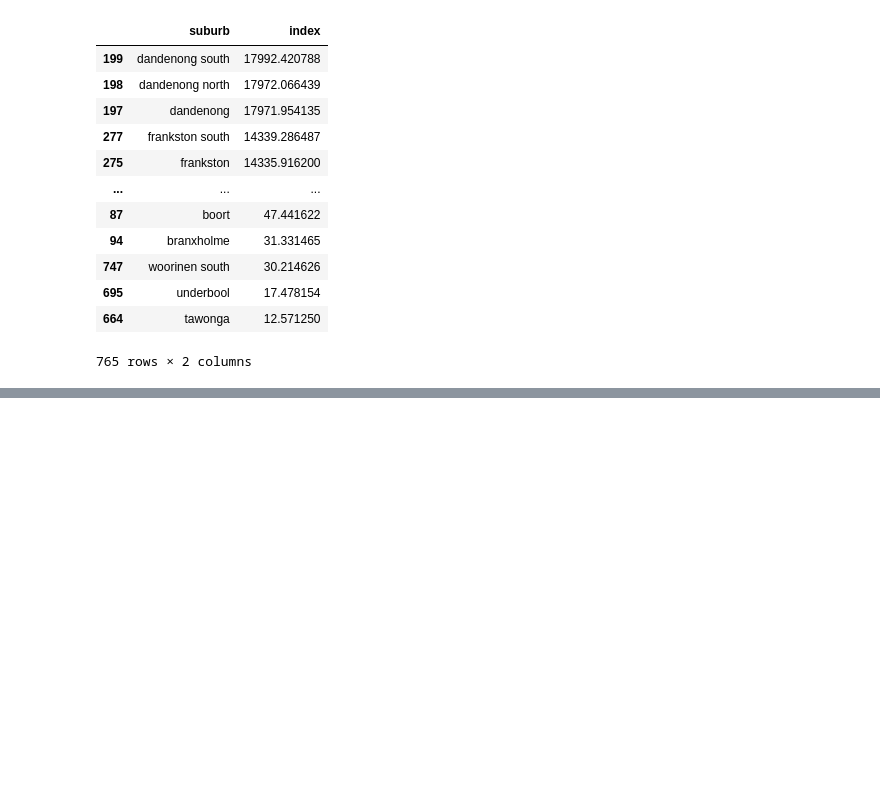
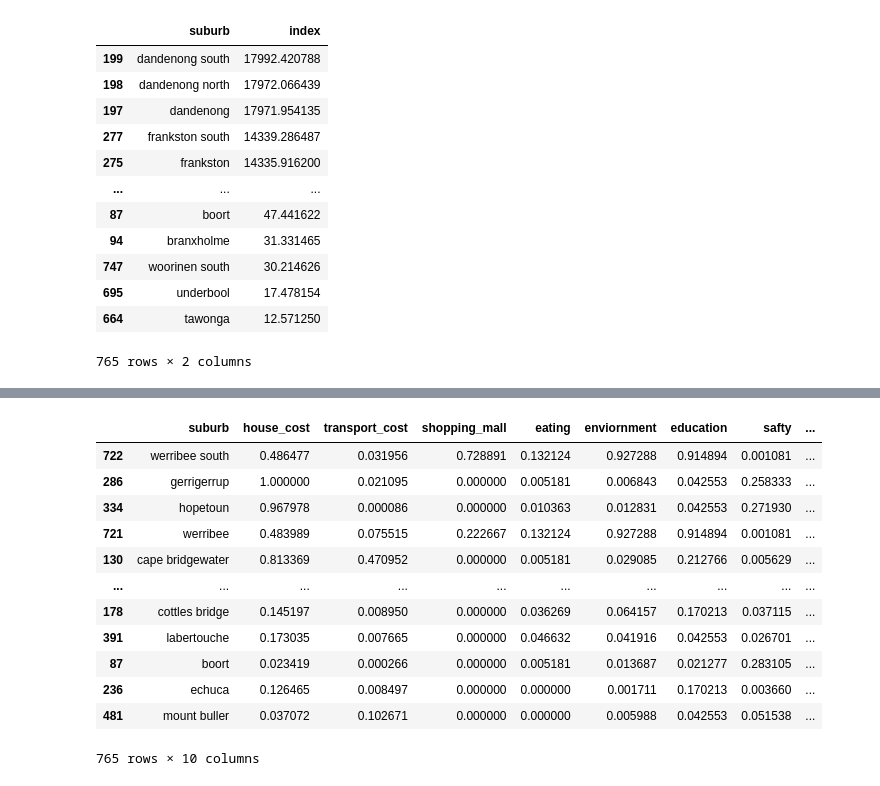
Before and after one commit to MAST30034-Applied-Data-Science/generic-real-estate-consulting-project-group-12, a Jupyter notebook: notebooks/final.ipynb, the cells around one changed output, grey strips where cells are left out. Saved outputs shown, nothing was run; the diff lists cells and outputs as text; code cells hidden in the pictures; blank space fills up the shorter version.

```diff
--- a/notebooks/final.ipynb
+++ b/notebooks/final.ipynb
@@ -1072,0 +1157,26 @@ rank
+# %%
+# normalization
+for i in range(8):
+    j = i+1
+    max = details_df.iloc[:,j].max()
+    details_df.iloc[:,j] = details_df.iloc[:,j] / max
+# score caculating
+livable_index = details_df['house_cost'] * 0.3 + details_df['transport_cost'] * 0.16 + details_df['shopping_mall']*0.08
++ details_df['eating']*0.1 + details_df['enviornment']*0.08+details_df['education']*0.05 +details_df['safty']*0.15+ details_df['health_care']*0.08
+details_df['livable_index'] = livable_index
+# %%
+details_df.sort_values(by = 'livable_index', ascending=False)
+# %% [output]
+|  | suburb | house_cost | transport_cost | shopping_mall | eating | enviornment | education | safty | ... |
+| 722 | werribee south | 0.486477 | 0.031956 | 0.728891 | 0.132124 | 0.927288 | 0.914894 | 0.001081 | ... |
+| 286 | gerrigerrup | 1.000000 | 0.021095 | 0.000000 | 0.005181 | 0.006843 | 0.042553 | 0.258333 | ... |
+| 334 | hopetoun | 0.967978 | 0.000086 | 0.000000 | 0.010363 | 0.012831 | 0.042553 | 0.271930 | ... |
+| 721 | werribee | 0.483989 | 0.075515 | 0.222667 | 0.132124 | 0.927288 | 0.914894 | 0.001081 | ... |
+| 130 | cape bridgewater | 0.813369 | 0.470952 | 0.000000 | 0.005181 | 0.029085 | 0.212766 | 0.005629 | ... |
+| ... | ... | ... | ... | ... | ... | ... | ... | ... | ... |
+| 178 | cottles bridge | 0.145197 | 0.008950 | 0.000000 | 0.036269 | 0.064157 | 0.170213 | 0.037115 | ... |
+| 391 | labertouche | 0.173035 | 0.007665 | 0.000000 | 0.046632 | 0.041916 | 0.042553 | 0.026701 | ... |
+| 87 | boort | 0.023419 | 0.000266 | 0.000000 | 0.005181 | 0.013687 | 0.021277 | 0.283105 | ... |
+| 236 | echuca | 0.126465 | 0.008497 | 0.000000 | 0.000000 | 0.001711 | 0.170213 | 0.003660 | ... |
+| 481 | mount buller | 0.037072 | 0.102671 | 0.000000 | 0.000000 | 0.005988 | 0.042553 | 0.051538 | ... |
+765 rows × 10 columns
```
Also changed, not shown: parts of 22 cells of this notebook.
